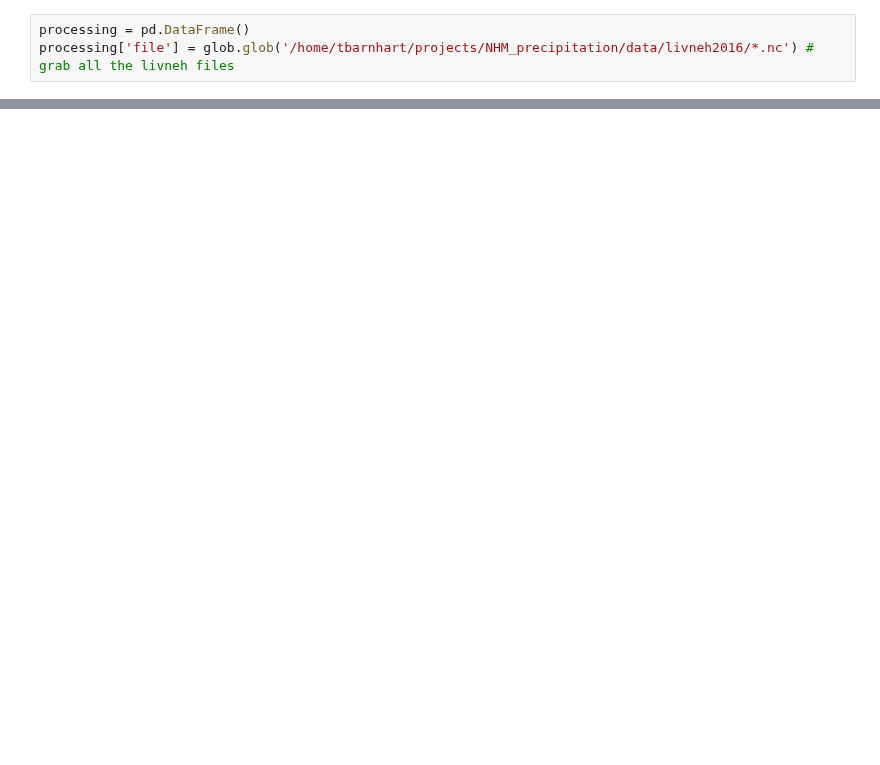
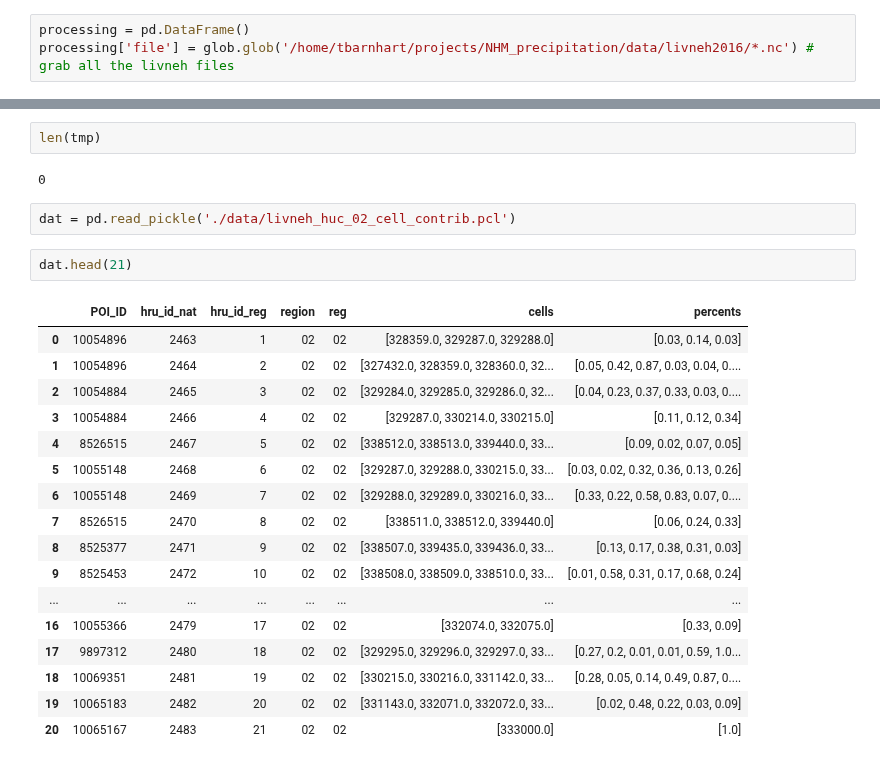
Before and after one commit to theobarnhart-USGS/NHM_precip, a Jupyter notebook: aggregate_livneh2016.ipynb, the cells around one changed output, grey strips where cells are left out. Drawn from its saved outputs; the diff is of its cells as text; blank space fills up the shorter version.

```diff
--- a/aggregate_livneh2016.ipynb
+++ b/aggregate_livneh2016.ipynb
@@ -140,0 +174,26 @@ def compute_vals(df,idx=[],TempMin = [], TempMax = [], Precip = []):
+# %%
+len(tmp)
+# %% [output]
+0
+# %%
+dat = pd.read_pickle('./data/livneh_huc_02_cell_contrib.pcl')
+# %%
+dat.head(21)
+# %% [output]
+|  | POI_ID | hru_id_nat | hru_id_reg | region | reg | cells | percents |
+| 0 | 10054896 | 2463 | 1 | 02 | 02 | [328359.0, 329287.0, 329288.0] | [0.03, 0.14, 0.03] |
+| 1 | 10054896 | 2464 | 2 | 02 | 02 | [327432.0, 328359.0, 328360.0, 32... | [0.05, 0.42, 0.87, 0.03, 0.04, 0.... |
+| 2 | 10054884 | 2465 | 3 | 02 | 02 | [329284.0, 329285.0, 329286.0, 32... | [0.04, 0.23, 0.37, 0.33, 0.03, 0.... |
+| 3 | 10054884 | 2466 | 4 | 02 | 02 | [329287.0, 330214.0, 330215.0] | [0.11, 0.12, 0.34] |
+| 4 | 8526515 | 2467 | 5 | 02 | 02 | [338512.0, 338513.0, 339440.0, 33... | [0.09, 0.02, 0.07, 0.05] |
+| 5 | 10055148 | 2468 | 6 | 02 | 02 | [329287.0, 329288.0, 330215.0, 33... | [0.03, 0.02, 0.32, 0.36, 0.13, 0.26] |
+| 6 | 10055148 | 2469 | 7 | 02 | 02 | [329288.0, 329289.0, 330216.0, 33... | [0.33, 0.22, 0.58, 0.83, 0.07, 0.... |
+| 7 | 8526515 | 2470 | 8 | 02 | 02 | [338511.0, 338512.0, 339440.0] | [0.06, 0.24, 0.33] |
+| 8 | 8525377 | 2471 | 9 | 02 | 02 | [338507.0, 339435.0, 339436.0, 33... | [0.13, 0.17, 0.38, 0.31, 0.03] |
+| 9 | 8525453 | 2472 | 10 | 02 | 02 | [338508.0, 338509.0, 338510.0, 33... | [0.01, 0.58, 0.31, 0.17, 0.68, 0.24] |
+| ... | ... | ... | ... | ... | ... | ... | ... |
+| 16 | 10055366 | 2479 | 17 | 02 | 02 | [332074.0, 332075.0] | [0.33, 0.09] |
+| 17 | 9897312 | 2480 | 18 | 02 | 02 | [329295.0, 329296.0, 329297.0, 33... | [0.27, 0.2, 0.01, 0.01, 0.59, 1.0... |
+| 18 | 10069351 | 2481 | 19 | 02 | 02 | [330215.0, 330216.0, 331142.0, 33... | [0.28, 0.05, 0.14, 0.49, 0.87, 0.... |
+| 19 | 10065183 | 2482 | 20 | 02 | 02 | [331143.0, 332071.0, 332072.0, 33... | [0.02, 0.48, 0.22, 0.03, 0.09] |
+| 20 | 10065167 | 2483 | 21 | 02 | 02 | [333000.0] | [1.0] |
```
Also changed, not shown: parts of 10 cells of this notebook.
